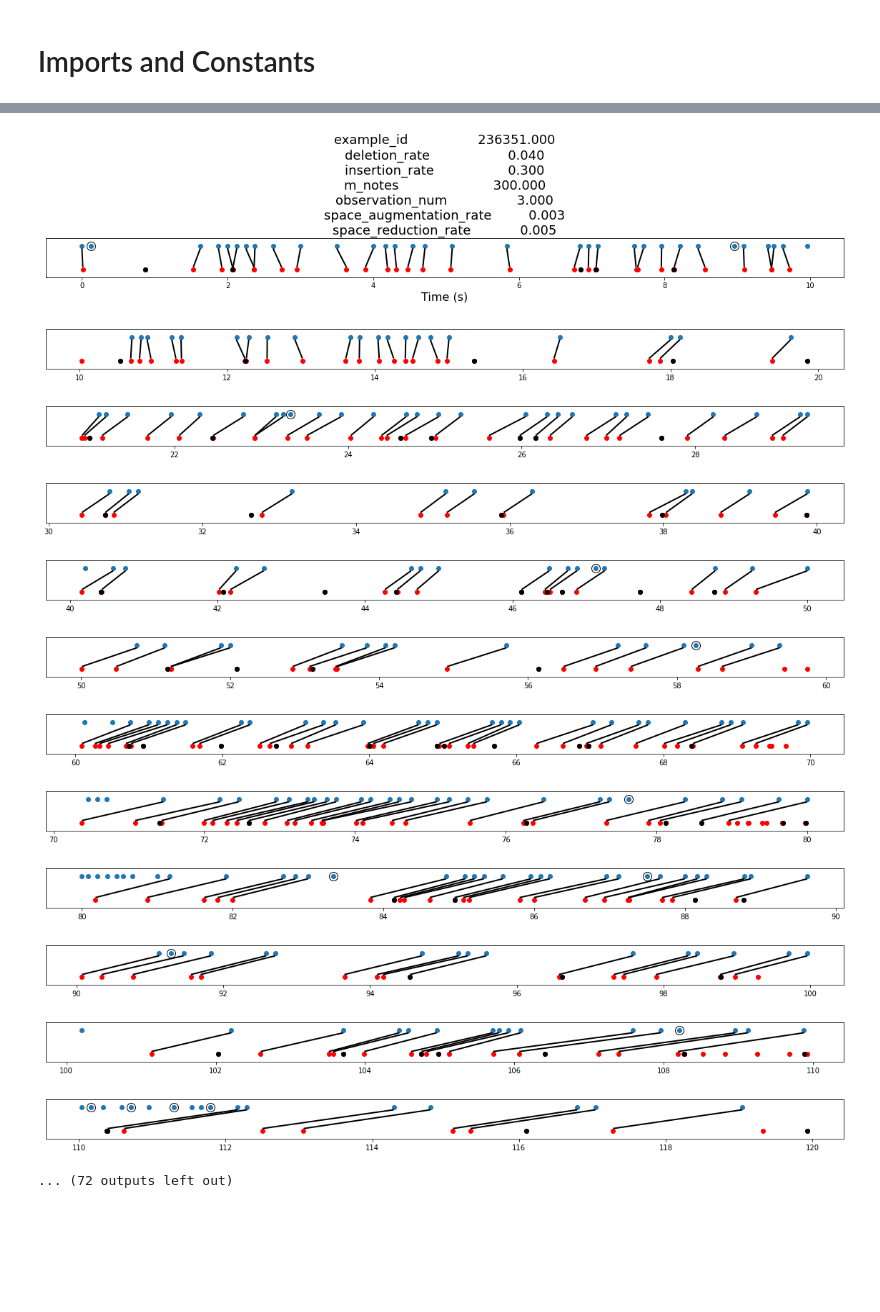
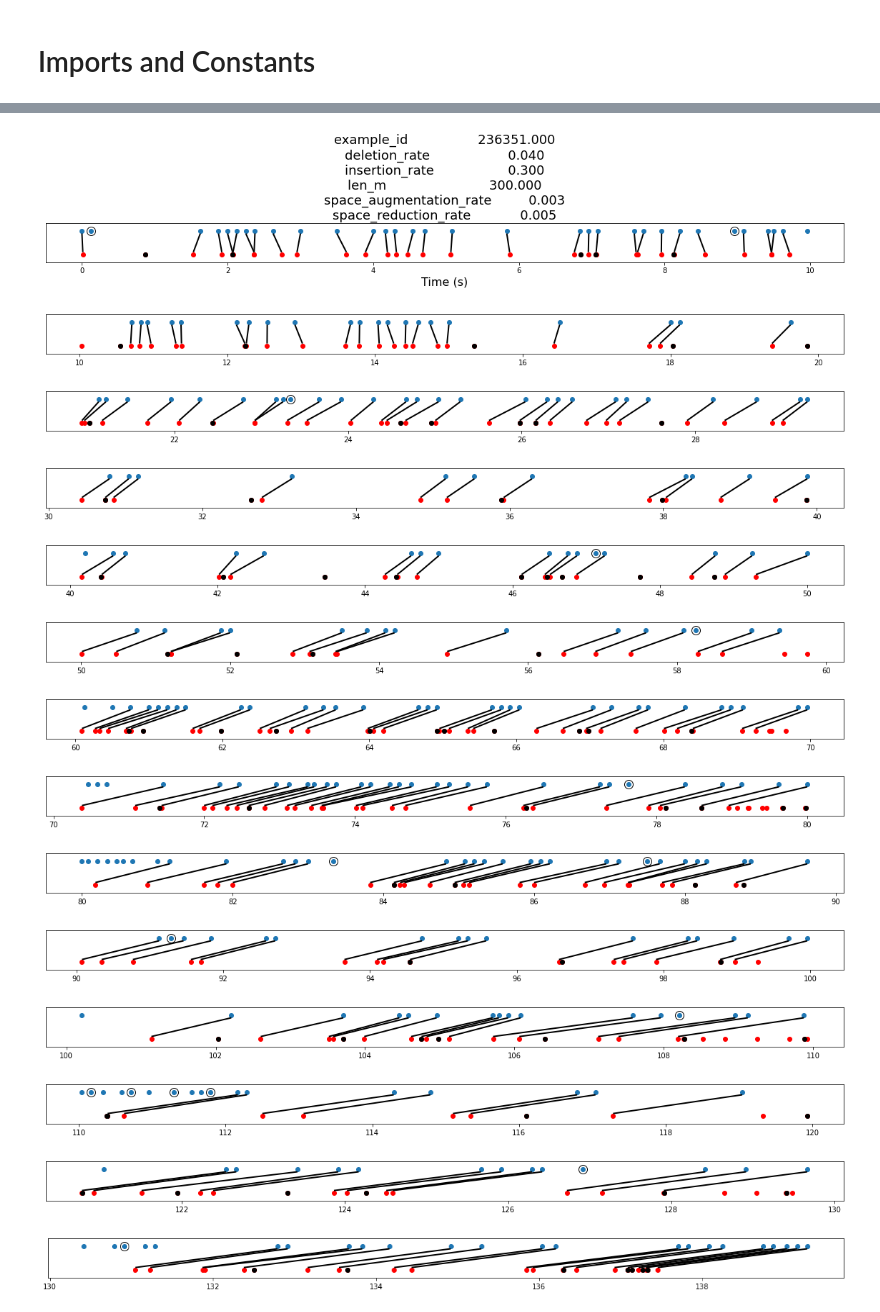
Before and after one commit to prestondunton/rhythm_regression, a Jupyter notebook: vector_matching/GenerateMatchings.ipynb, the cells around one changed output, grey strips where cells are left out. Cells and saved outputs as stored; diff of their text form; code cells hidden in the pictures; blank space fills up the shorter version.

```diff
--- a/vector_matching/GenerateMatchings.ipynb
+++ b/vector_matching/GenerateMatchings.ipynb
@@ -18,9 +19,11 @@ RANDOM_SEED = 7202001  # Release Date of Spirited Away
 # %%
-with open( "example_set.pickle", "rb" ) as f:
+with open( "../data/matchings/example_set.pickle", "rb" ) as f:
     example_set = np.array(pickle.load(f), dtype=object)
+    for example in tqdm(example_set):
+        vp.validate_matching(example['m'], example['t'], example['matchings'])
 
 print(len(example_set))
-parameter_table = pd.read_csv('./generated_data_params.csv', index_col=0)
+parameter_table = pd.read_csv('../data/matchings/generated_data_params.csv', index_col=0)
 parameter_table.index.name = 'example_id'
 print(len(parameter_table))
 parameter_table.head()
@@ -37,28 +40,16 @@ parameter_table.head()
 # %%
 np.random.seed(RANDOM_SEED)
 shuffle_permutation = np.random.permutation(len(example_set))
 shuffled_example_set = example_set[shuffle_permutation]
 shuffled_parameter_table = parameter_table.iloc[shuffle_permutation].reset_index(drop=False)
 
-for i in range(10):
-    m, t, matchings = shuffled_example_set[i]
-    params = shuffled_parameter_table.iloc[i]
 
-    max_seconds = max(max(m), max(t))
-    max_seconds = math.ceil(max_seconds / 10) * 10
-
-    for start_seconds in range(0, max_seconds, 10):
-        if start_seconds == 0:
-            params_row_str = str(params)
-            title = params_row_str[params_row_str[params_row_str.find('\n'): ].find('\n'): params_row_str.rfind('\n')]
-            x_label = None
-        else:
-            title = ''
-            x_label = ''
-
-        nbt.plot_matching(m, t, matchings, time_range=(start_seconds, start_seconds+10), title=title, x_label=x_label)
+for i in range(1):
+    params_row_str = str(shuffled_parameter_table.iloc[i])
+    title = params_row_str[params_row_str[params_row_str.find('\n'): ].find('\n'): params_row_str.rfind('\n')]
+    nbt.plot_matching_in_rows(shuffled_example_set[i]['m'], shuffled_example_set[i]['t'], shuffled_example_set[i]['matchings'], title)
 # %% [output]
-[figure, old version]
+[figure, new version]
 [figure]
 [figure]
 [figure]
@@ -70,4 +61,5 @@ for i in range(10):
 [figure]
 [figure]
 [figure]
-... (72 outputs left out)
+[figure, added]
+[figure, added]
```
Also changed, not shown: parts of 4 cells of this notebook, 5 other files.
